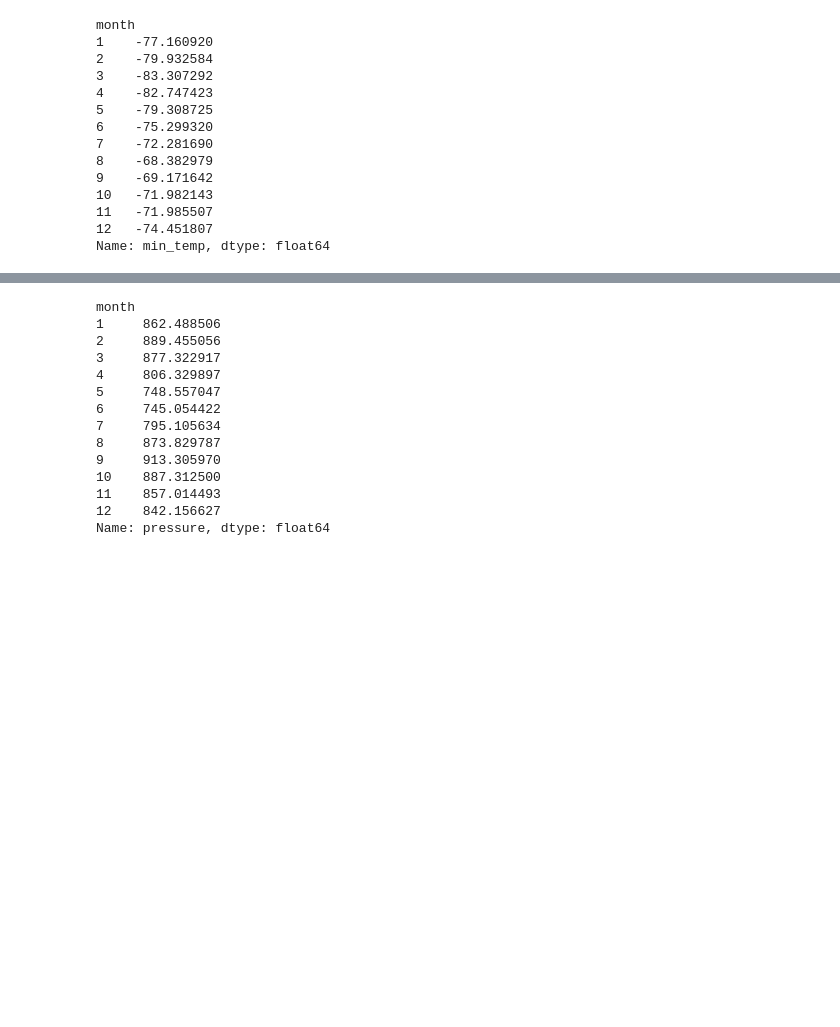
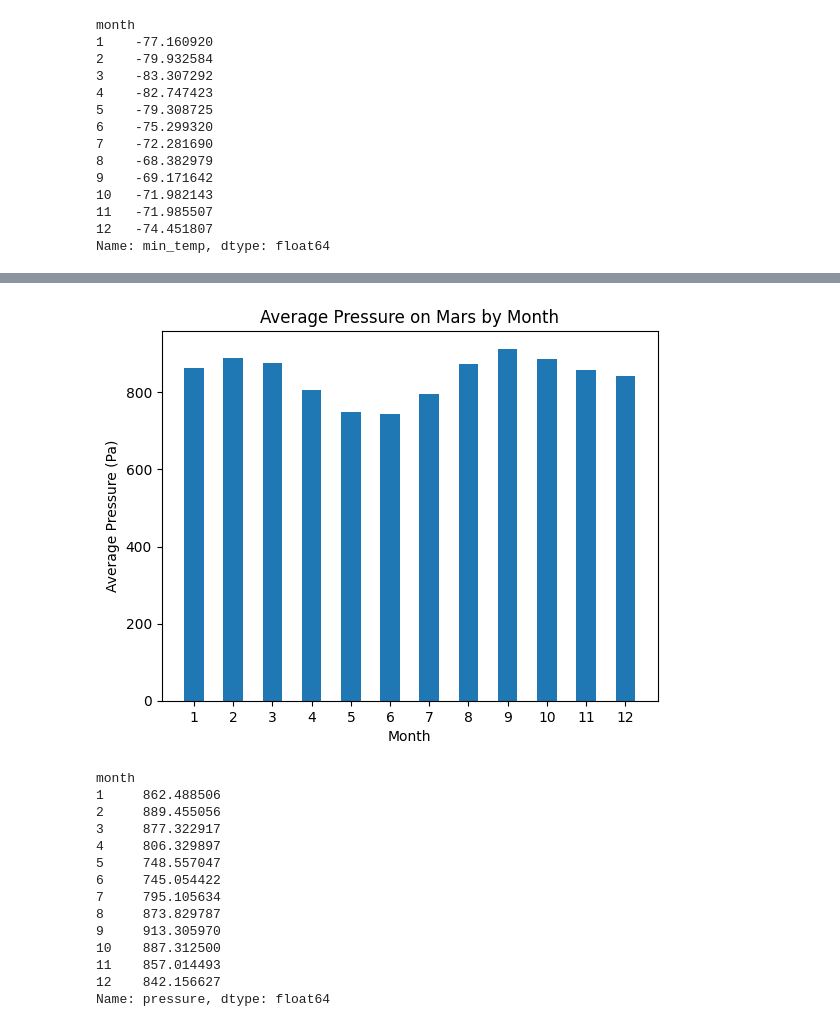
Before and after one commit to PerryMark773/web-scraping-challenge, a Jupyter notebook: Mars_Scrape/part_2_mars_weather.ipynb, the cells around one changed output, grey strips where cells are left out. Cells and saved outputs as stored; diff of their text form; code cells hidden in the pictures; blank space fills up the shorter version.

```diff
--- a/Mars_Scrape/part_2_mars_weather.ipynb
+++ b/Mars_Scrape/part_2_mars_weather.ipynb
@@ -240,2 +320,19 @@ Name: min_temp, dtype: float64
+# %%
+#TEST 2
+avg_pressure = mars_temp_df.groupby('month')['pressure'].mean()
+
+months = avg_pressure.index
+pressures = avg_pressure.values
+
+bar_width = 0.5
+
+plt.bar(months, pressures, width=0.5)
+plt.xlabel('Month')
+plt.ylabel('Average Pressure (Pa)')
+plt.title('Average Pressure on Mars by Month')
+plt.xticks(months)
+plt.show()
+# %% [output]
+[figure, added]
 # %%
 # 4. Average pressure by Martian month
```
Also changed, not shown: parts of 17 cells of this notebook.
